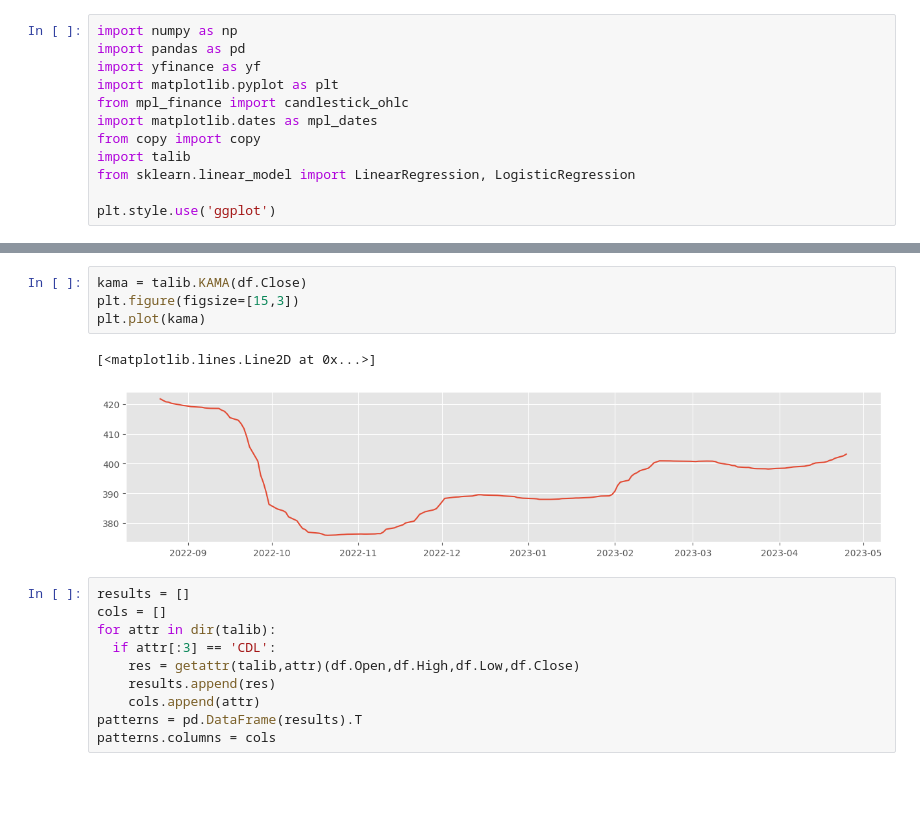
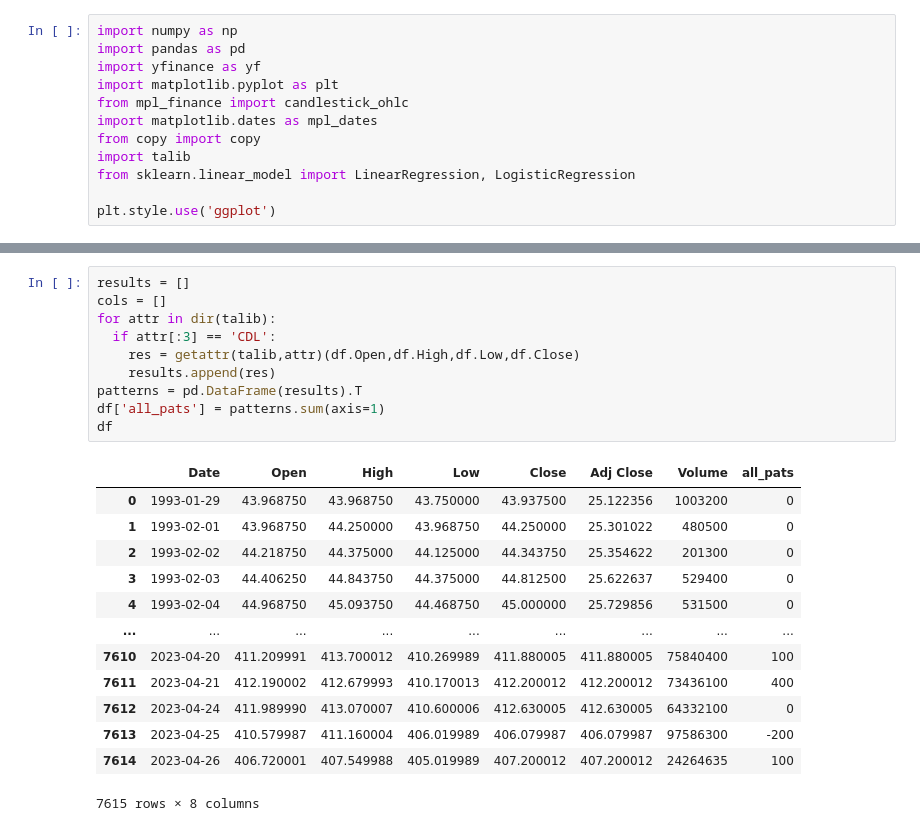
Before and after one commit to mohsenjfar/trade, a Jupyter notebook: talib.ipynb, the cells around one changed output, grey strips where cells are left out. Saved outputs shown, nothing was run; the diff lists cells and outputs as text; blank space fills up the shorter version.

```diff
--- a/talib.ipynb
+++ b/talib.ipynb
@@ -91,17 +43,24 @@ plt.plot(adx)
-# %%
-kama = talib.KAMA(df.Close)
-plt.figure(figsize=[15,3])
-plt.plot(kama)
-# %% [output]
-[<matplotlib.lines.Line2D at 0x...>]
-[figure, removed]
 # %%
 results = []
 cols = []
 for attr in dir(talib):
   if attr[:3] == 'CDL':
     res = getattr(talib,attr)(df.Open,df.High,df.Low,df.Close)
     results.append(res)
-    cols.append(attr)
 patterns = pd.DataFrame(results).T
-patterns.columns = cols
+df['all_pats'] = patterns.sum(axis=1)
+df
+# %% [output]
+|  | Date | Open | High | Low | Close | Adj Close | Volume | all_pats |
+| 0 | 1993-01-29 | 43.968750 | 43.968750 | 43.750000 | 43.937500 | 25.122356 | 1003200 | 0 |
+| 1 | 1993-02-01 | 43.968750 | 44.250000 | 43.968750 | 44.250000 | 25.301022 | 480500 | 0 |
+| 2 | 1993-02-02 | 44.218750 | 44.375000 | 44.125000 | 44.343750 | 25.354622 | 201300 | 0 |
+| 3 | 1993-02-03 | 44.406250 | 44.843750 | 44.375000 | 44.812500 | 25.622637 | 529400 | 0 |
+| 4 | 1993-02-04 | 44.968750 | 45.093750 | 44.468750 | 45.000000 | 25.729856 | 531500 | 0 |
+| ... | ... | ... | ... | ... | ... | ... | ... | ... |
+| 7610 | 2023-04-20 | 411.209991 | 413.700012 | 410.269989 | 411.880005 | 411.880005 | 75840400 | 100 |
+| 7611 | 2023-04-21 | 412.190002 | 412.679993 | 410.170013 | 412.200012 | 412.200012 | 73436100 | 400 |
+| 7612 | 2023-04-24 | 411.989990 | 413.070007 | 410.600006 | 412.630005 | 412.630005 | 64332100 | 0 |
+| 7613 | 2023-04-25 | 410.579987 | 411.160004 | 406.019989 | 406.079987 | 406.079987 | 97586300 | -200 |
+| 7614 | 2023-04-26 | 406.720001 | 407.549988 | 405.019989 | 407.200012 | 407.200012 | 24264635 | 100 |
+7615 rows × 8 columns
```
Also changed, not shown: parts of 14 cells of this notebook.
